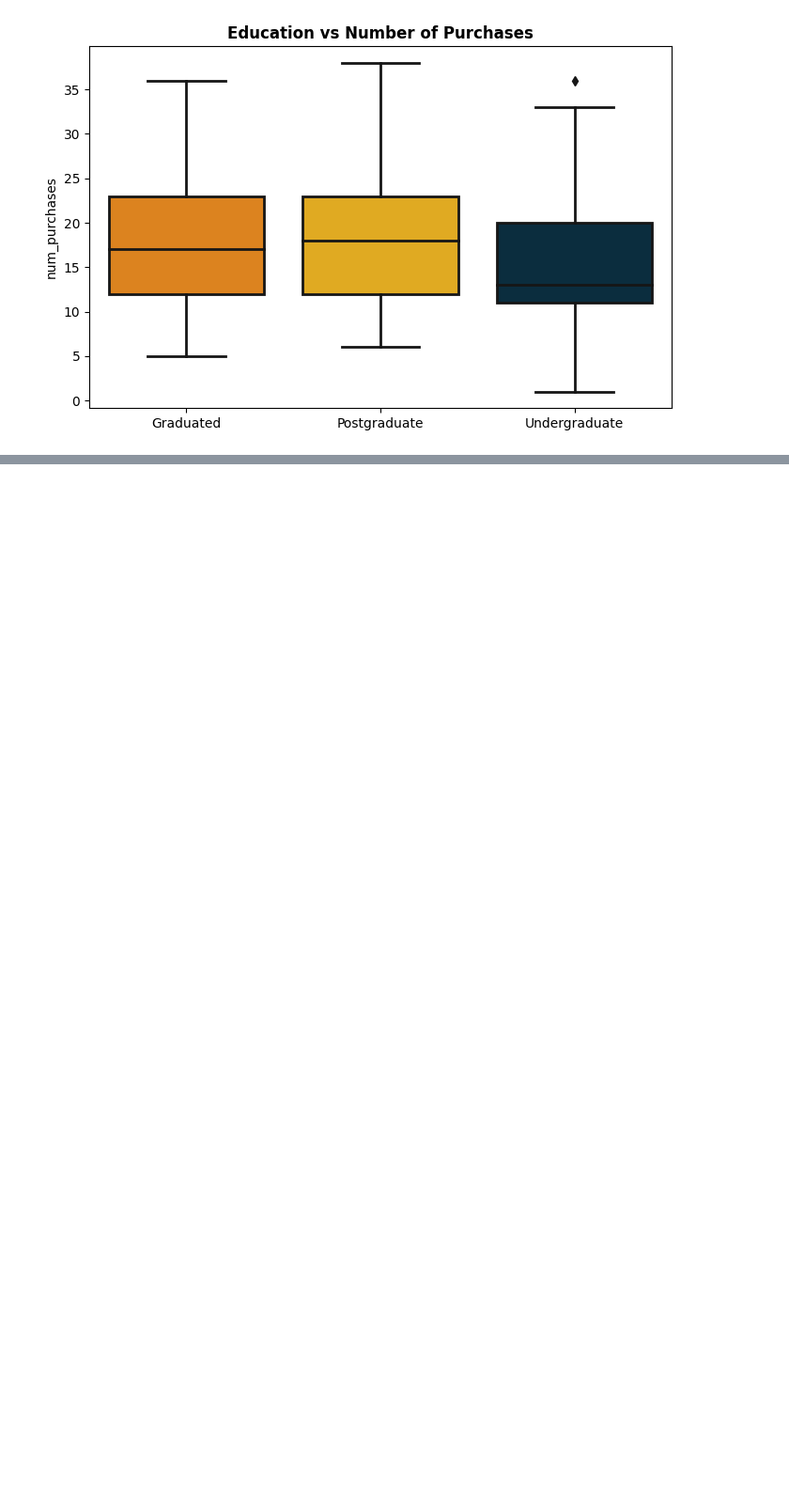
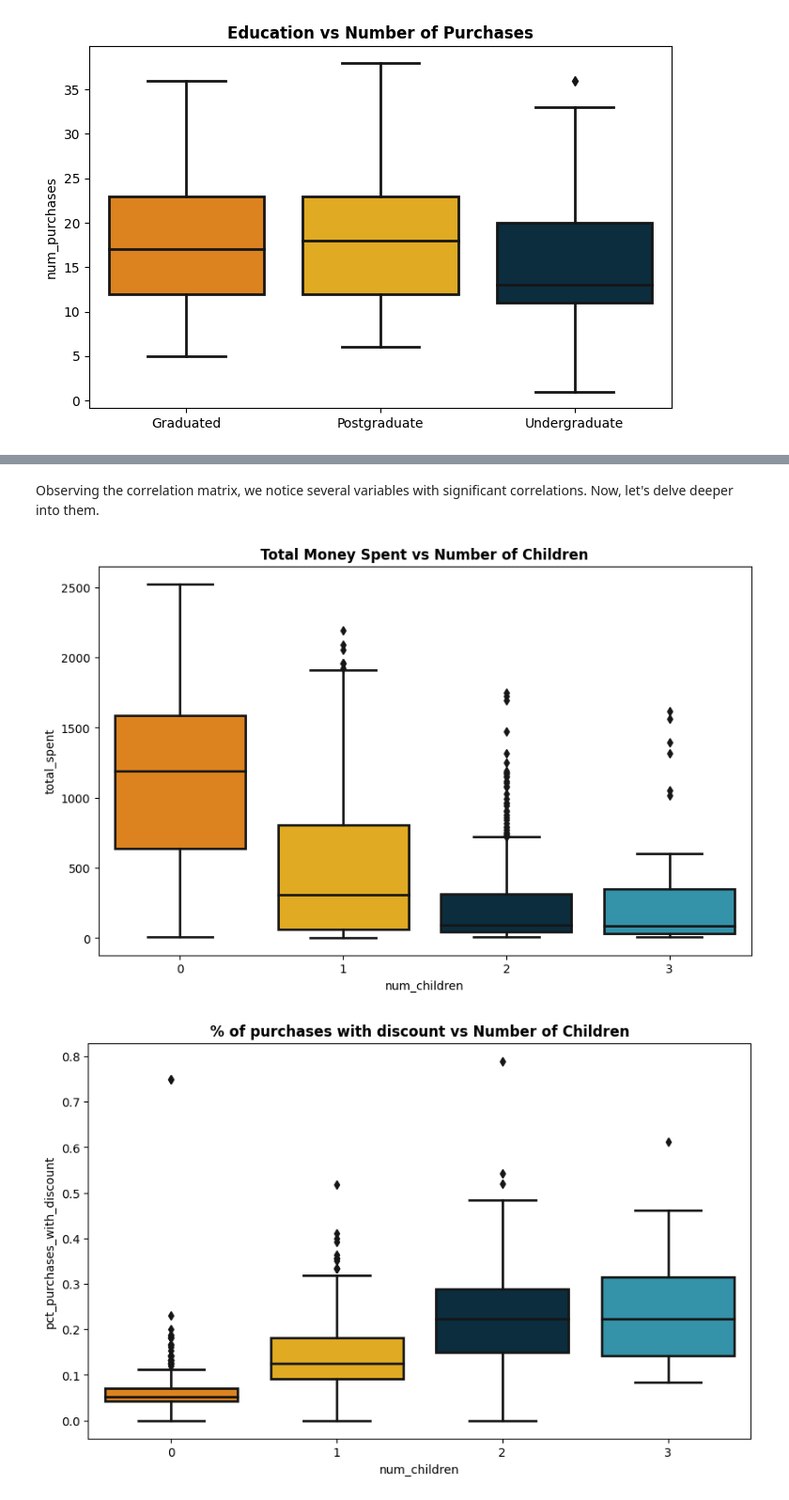
Before and after one commit to azadealmasi/Market-Basket-Analysis-and-Customer-Clustering, a Jupyter notebook: Market Basket Analysis and Customer Clustering.ipynb, the cells around one changed output, grey strips where cells are left out. Shown: that part at 94% size. Drawn from its saved outputs; the diff is of its cells as text; code cells hidden in the pictures; blank space fills up the shorter version.

```diff
--- a/Market Basket Analysis and Customer Clustering.ipynb
+++ b/Market Basket Analysis and Customer Clustering.ipynb
@@ -341,0 +424,64 @@ plt.show()
+# %% [markdown]
+Observing the correlation matrix, we notice several variables with significant correlations. Now, let's delve deeper into them.
+# %%
+# Define the colors
+custom_palette = ["#fb8500", "#ffb703", "#023047", "#219ebc", "#8ecae6"]
+plt.figure(figsize = (10,6))
+plt.title("Total Money Spent vs Number of Children", fontweight = 'bold')
+sns.boxplot(data = df, y = 'total_spent', x = 'num_children', palette = custom_palette, linewidth = 2)# interessante
+plt.show()
+
+plt.figure(figsize = (10,6))
+plt.title("% of purchases with discount vs Number of Children", fontweight = 'bold')
+sns.boxplot(data = df, y = 'pct_purchases_with_discount', x = 'num_children',palette = custom_palette, linewidth = 2)
+plt.show()
+
+plt.figure(figsize = (10,6))
+plt.title("% of Money Spent on essentials vs Numbers of children", fontweight = 'bold')
+sns.boxplot(data = df, y = 'pct_essentials', x = 'num_children',palette = custom_palette, linewidth = 2) ### esquisito
+plt.show()
+
+
+plt.figure(figsize = (10,6))
+plt.title("% of purchases with discount vs Age Group", fontweight = 'bold')
+sns.boxplot(data = df, y = 'pct_purchases_with_discount', x = 'age_group',palette = custom_palette, linewidth = 2)
+plt.show()
+
+plt.figure(figsize = (10,6))
+plt.title("Income vs Age Group", fontweight = 'bold')
+sns.boxplot(data = df, y = 'income', x = 'age_group',palette = custom_palette, linewidth = 2)
+plt.show()
+
+
+plt.figure(figsize = (10,6))
+plt.title("Total Spent vs Age Group", fontweight = 'bold')
+sns.boxplot(data = df, y = 'total_spent', x = 'age_group',palette = custom_palette, linewidth = 2)
+plt.show()
+
+plt.figure(figsize = (10,6))
+plt.title("% of Essential items vs Age", fontweight = 'bold')
+sns.boxplot(data = df, y = 'pct_essentials', x = 'age_group',palette = custom_palette, linewidth = 2)# interessante
+plt.show()
+
+plt.figure(figsize = (10,6))
+plt.title("% of Essential items vs Education", fontweight = 'bold')
+sns.boxplot(data = df, y = 'pct_essentials', x = 'high_education',palette = custom_palette, linewidth = 2)# interessante
+plt.show()
+
+plt.figure(figsize = (10,6))
+plt.title("Income vs Number of Purchases", fontweight = 'bold')
+sns.scatterplot(data = df, x = 'income', y = 'num_purchases', color = 'green')
+plt.show()
+
+plt.figure(figsize = (10,6))
+plt.title("Income vs Total Money Spent", fontweight = 'bold')
+sns.scatterplot(data = df, x = 'income', y = 'total_spent', color = 'darkred')
+plt.show()
+
+plt.figure(figsize = (10,6))
+plt.title("Income vs % of purchases with discount", fontweight = 'bold')
+sns.scatterplot(data = df, x = 'income', y = 'pct_purchases_with_discount')
+plt.show()
+# %% [output]
+[figure, added]
+[figure, added]
```
Also changed, not shown: parts of 19 cells of this notebook.
